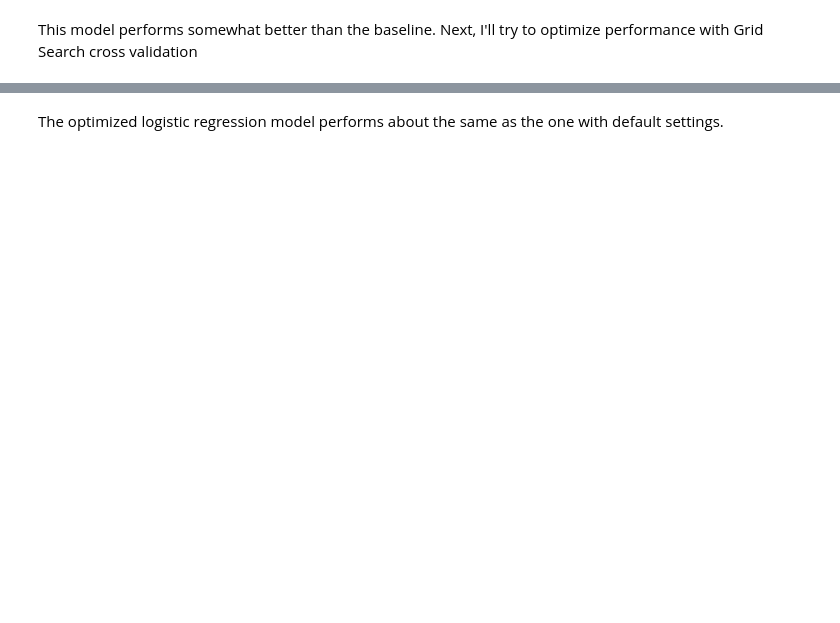
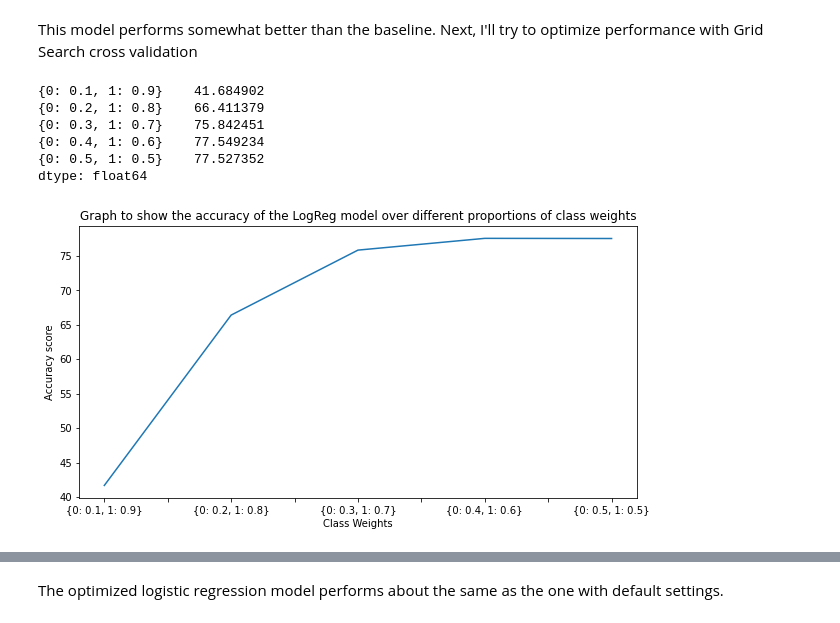
Before and after one commit to divzueri/Data-Science-Projects, a Jupyter notebook: HRAnalytics/notebooks/4_Modeling.ipynb, the cells around one changed output, grey strips where cells are left out. Saved outputs shown, nothing was run; the diff lists cells and outputs as text; code cells hidden in the pictures; blank space fills up the shorter version.

```diff
--- a/HRAnalytics/notebooks/4_Modeling.ipynb
+++ b/HRAnalytics/notebooks/4_Modeling.ipynb
@@ -141,2 +128,34 @@ plot_confusion_matrix(LR, X_test_scaled, y_test);
 # %% [markdown]
 This model performs somewhat better than the baseline. Next, I'll try to optimize performance with Grid Search cross validation
+# %%
+%%time
+
+# Print accuracy along different proportions of class weights
+
+class_weight = [{0: 0.1, 1: 0.9}, {0: 0.2, 1: 0.8}, {0: 0.3, 1: 0.7}, {0: 0.4, 1: 0.6}, {0: 0.5, 1: 0.5}]
+
+acc = []
+
+for i in class_weight:
+    lm = LogisticRegression(class_weight=i, random_state=0)
+    lm.fit(X_train_scaled, y_train)
+    acc.append(accuracy_score(y_test, lm.predict(X_test_scaled)) * 100)
+acc = pd.Series(acc, index=class_weight)
+
+print(acc)
+
+# Plot
+plt.figure(figsize = (10,5))
+plt.title('Graph to show the accuracy of the LogReg model over different proportions of class weights')
+plt.xlabel('Class Weights')
+plt.ylabel('Accuracy score')
+acc.plot.line()
+plt.show()
+# %% [output]
+{0: 0.1, 1: 0.9}    41.684902
+{0: 0.2, 1: 0.8}    66.411379
+{0: 0.3, 1: 0.7}    75.842451
+{0: 0.4, 1: 0.6}    77.549234
+{0: 0.5, 1: 0.5}    77.527352
+dtype: float64
+[figure, added]
```
Also changed, not shown: parts of 80 cells of this notebook.
